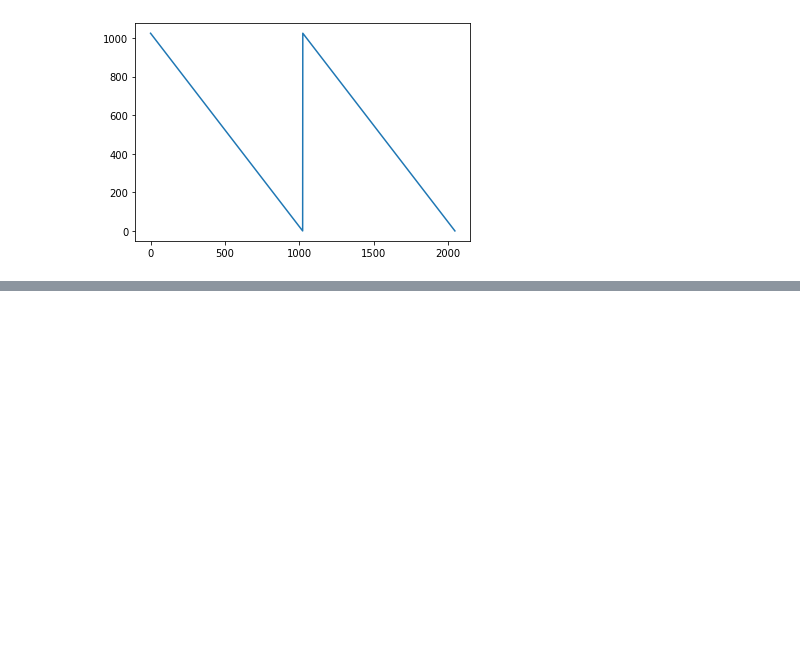
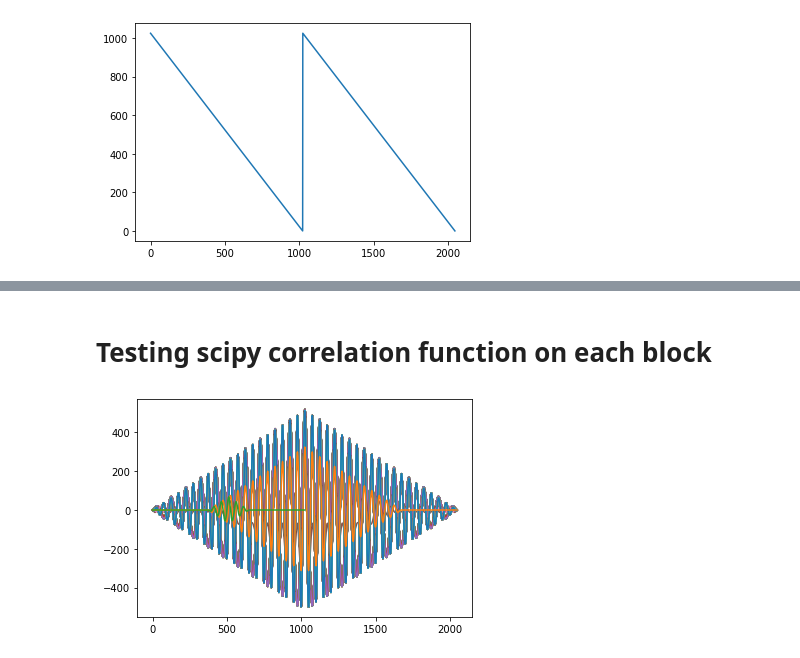
Before and after one commit to VedantKalbag/ACA-assignments, a Jupyter notebook: assignment_1/ass1.ipynb, the cells around one changed output, grey strips where cells are left out. Cells and saved outputs as stored; diff of their text form; code cells hidden in the pictures; blank space fills up the shorter version.

```diff
--- a/assignment_1/ass1.ipynb
+++ b/assignment_1/ass1.ipynb
@@ -89,8 +96,0 @@ def get_f0_from_acf (r, fs):
-# %%
-x=sig[44100:48000]
-a,t = block_audio(x,blockSize,hopSize,fs)
-f=[]
-c = comp_acf(a)
-f_calc = get_f0_from_acf(c,fs)
-f.append(f_calc)
-f0=np.array(f)
@@ -156,4 +192,0 @@ plt.plot(c)
-# %%
-a,ts=block_audio(sig[-1024:],blockSize, hopSize, fs)
-my_c=comp_acf(a)
-get_f0_from_acf(my_c,44100)
@@ -168,4 +192,0 @@ plt.plot(a,my_c[a],"x")
-# %%
-idx=np.where(my_c == my_c[1024:2048].max())+1
-a=my_c[idx:]
-b=scipy.signal.find_peaks(a)
@@ -171,0 +214,10 @@ b=scipy.signal.find_peaks(a)
+# %% [markdown]
+# Testing scipy correlation function on each block
+# %%
+import scipy.signal
+plt.figure()
+for block in a:
+    testCorr = scipy.signal.correlate(block,block)
+    plt.plot(testCorr)
+# %% [output]
+[figure, added]
```
Also changed, not shown: parts of 30 cells of this notebook, 3 other files.
